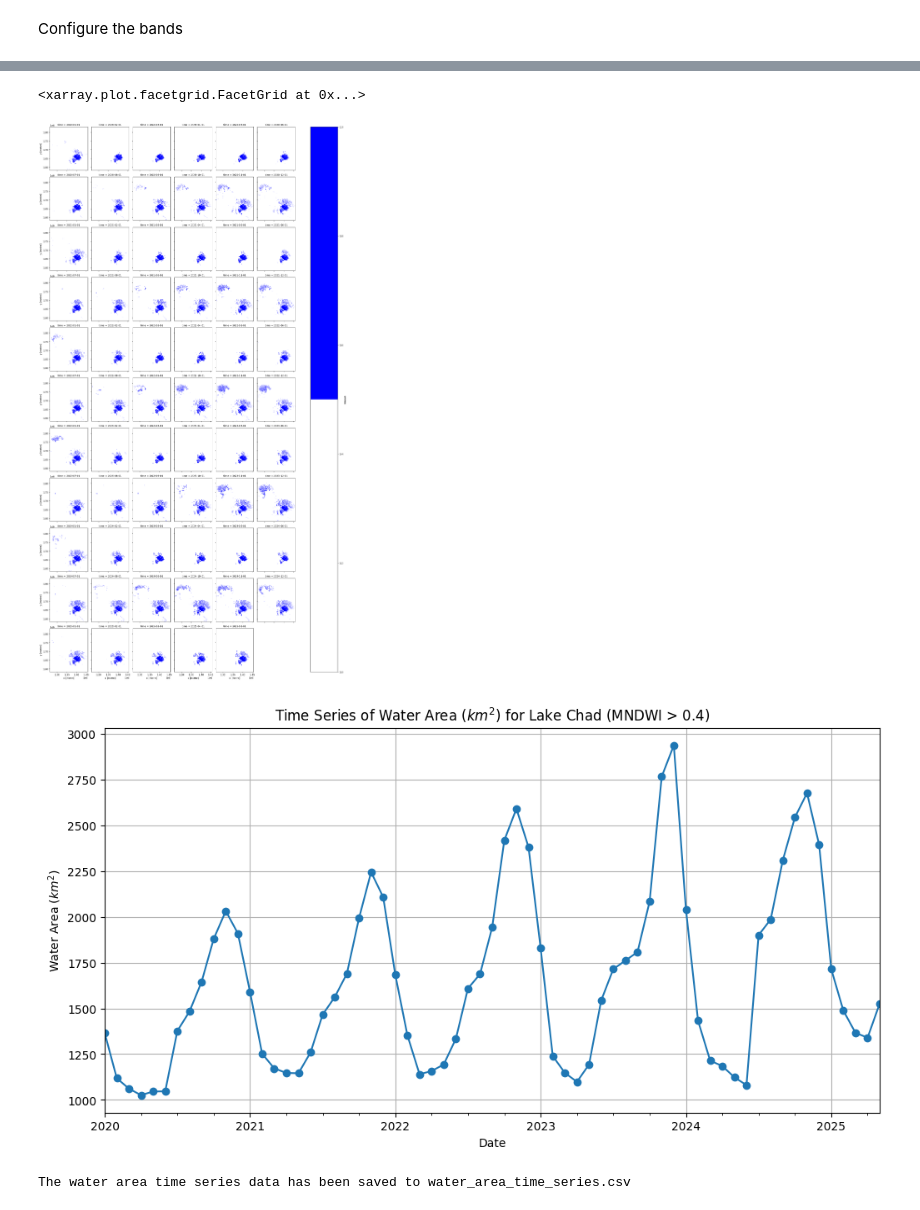
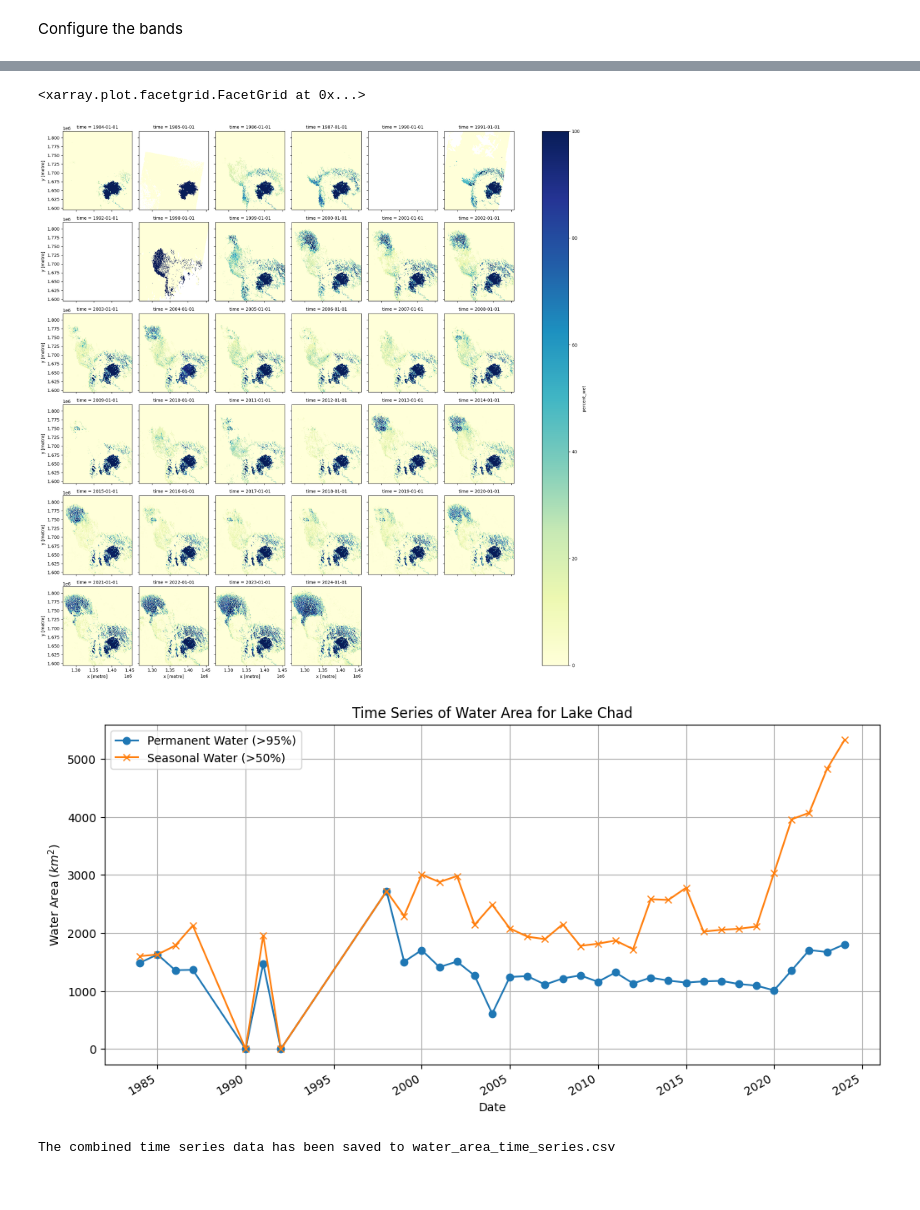
Before and after one commit to jirikadlec2/cloud_computing_workshop, a Jupyter notebook: notebooks/lake_chad_wofs.ipynb, the cells around one changed output, grey strips where cells are left out. Cells and saved outputs as stored; diff of their text form; code cells hidden in the pictures.

Commit message:
notebook - Lake Chad time series (water observations from space)

```diff
--- a/notebooks/lake_chad_wofs.ipynb
+++ b/notebooks/lake_chad_wofs.ipynb
@@ -71,14 +71,14 @@ catalog = Client.open("https://explorer.digitalearth.africa/stac")
 # Set a bounding box
 # [xmin, ymin, xmax, ymax] in latitude and longitude
 #bbox = [13.5, 13.7, 13.7, 13.9]
-bbox = [13.1, 12.5, 15.1, 14.5]
+bbox = [13.1, 12.6, 15.1, 14.4]
 
 # Set a start and end date
-start_date = "2020-01-01"
+start_date = "1984-01-01"
 end_date = "2025-07-01"
 
 # Set the STAC collections
-collections = ["gm_s2_rolling"]
+collections = ["wofs_ls_summary_annual"] #["gm_s2_rolling"]
 # %%
 # Build a query with the set parameters
 query = catalog.search(
@@ -96,7 +96,7 @@ resolution = 500
 
 ds = stac_load(
     items,
-    bands=("B03","B11",),
+    bands=("count_wet","count_clear",),
     crs=crs,
     resolution=resolution,
     chunks={},
@@ -144,52 +144,73 @@ PandasIndex(DatetimeIndex(['2020-01-01', '2020-02-01', '2020-03-01', '2020-04-01
 Attributes: (0)
-# %%
-ds["MNDWI"] = (ds.B03 - ds.B11) / (ds.B03 + ds.B11)
-mndwi = ds.MNDWI.compute()
+# %%
+ds["percent_wet"] = (ds.count_wet / ds.count_clear) * 100.0
+percent_wet = ds.percent_wet.compute()
 # %%
-# Create a boolean mask for pixels where MNDWI is greater than the threshold (i.e., water)
+# Create a boolean mask for pixels where percent_wet is greater than 50%
 from matplotlib.colors import ListedColormap
 cmap_custom = ListedColormap(['white', 'blue'])
 
-mndwi_threshold = 0.4
-water_mask = mndwi > mndwi_threshold
-
-water_mask.compute().plot(col="time", col_wrap=6, cmap=cmap_custom)
+water_threshold = 90
+water_mask = percent_wet > water_threshold
+percent_wet.plot(col="time", col_wrap=6, cmap='YlGnBu')
+#water_mask.plot(col="time", col_wrap=6, cmap=cmap_custom)
 # %% [output]
 <xarray.plot.facetgrid.FacetGrid at 0x...>
-[figure, old version]
+[figure, new version]
 # %%
-# Define the MNDWI threshold to identify water
-mndwi_threshold = 0.4
+# Define the percent_wet to identify permanent water
+permanent_water_threshold = 95
+seasonal_water_threshold = 50
 
 # Calculate the area of a single pixel in square kilometers
 pixel_area_sq_m = resolution * resolution
 pixel_area_sq_km = pixel_area_sq_m / 1000000.0
 
 # Create a boolean mask for pixels where MNDWI is greater than the threshold (i.e., water)
-water_mask = mndwi > mndwi_threshold
+permanent_water_mask = percent_wet > permanent_water_threshold
 
 # Count the number of water pixels for each time step
-water_pixel_count = water_mask.sum(dim=["x", "y"])
+permanent_water_pixel_count = permanent_water_mask.sum(dim=["x", "y"])
 
 # Calculate the total water area in square kilometers for each time step
-water_area_sq_km = water_pixel_count * pixel_area_sq_km
+permanent_water_area_sq_km = permanent_water_pixel_count * pixel_area_sq_km
 
 # Convert the xarray DataArray to a pandas Series for plotting
-water_area_series = water_area_sq_km.compute().to_pandas()
+permanent_water_area_series = permanent_water_area_sq_km.compute().to_pandas()
+
+# Same for seasonal water flooding
+seasonal_water_mask = percent_wet > seasonal_water_threshold
+seasonal_water_pixel_count = seasonal_water_mask.sum(dim=["x", "y"])
+seasonal_water_area_sq_km = seasonal_water_pixel_count * pixel_area_sq_km
+
+# Convert the xarray DataArray to a pandas Series for plotting
+seasonal_water_area_series = seasonal_water_area_sq_km.compute().to_pandas()
+
 
 # Plot the time series of water area
 plt.figure(figsize=(12, 6))
-water_area_series.plot(style='-o')
-plt.title(f"Time Series of Water Area ($km^2$) for Lake Chad (MNDWI > {mndwi_threshold})")
+
+# Plot the permanent water series with a label
+permanent_water_area_series.plot(style='-o', label=f'Permanent Water (>{permanent_water_threshold}%)')
+
+# Plot the seasonal water series with a label on the same chart
+seasonal_water_area_series.plot(style='-x', label=f'Seasonal Water (>{seasonal_water_threshold}%)')
+
+plt.title("Time Series of Water Area for Lake Chad")
 plt.xlabel("Date")
 plt.ylabel("Water Area ($km^2$)")
 plt.grid(True)
+plt.legend()  # Add this line to display the legend
 plt.show()
 
-# Save the time series data to a CSV file
-water_area_series.to_csv("water_area_time_series.csv")
+# You can save both series to a single CSV file if you want
+combined_series = pd.DataFrame({
+    'permanent_water': permanent_water_area_series,
+    'seasonal_water': seasonal_water_area_series
+})
+combined_series.to_csv("water_area_time_series.csv")
 
-print("The water area time series data has been saved to water_area_time_series.csv")
+print("The combined time series data has been saved to water_area_time_series.csv")
 # %% [output]
-[figure, old version]
+[figure, new version]
-The water area time series data has been saved to water_area_time_series.csv
+The combined time series data has been saved to water_area_time_series.csv
```
Also changed, not shown: parts of 2 cells of this notebook.
